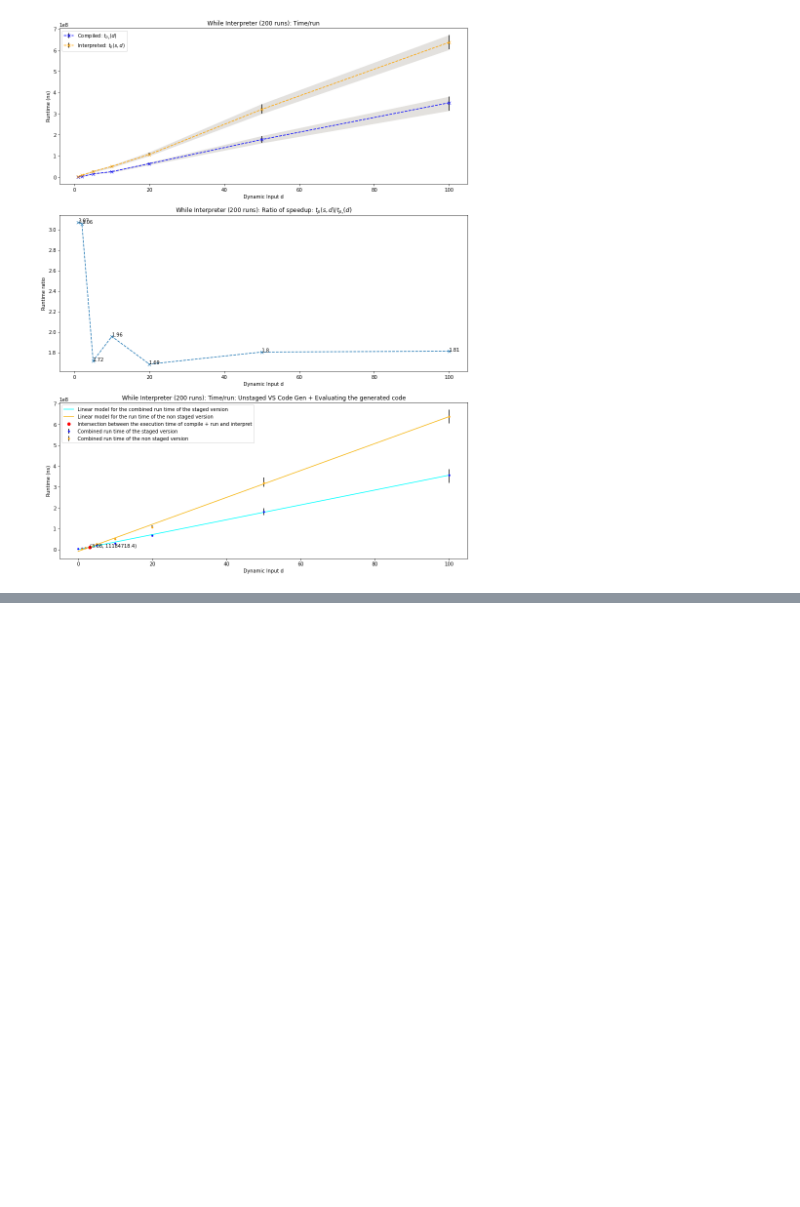
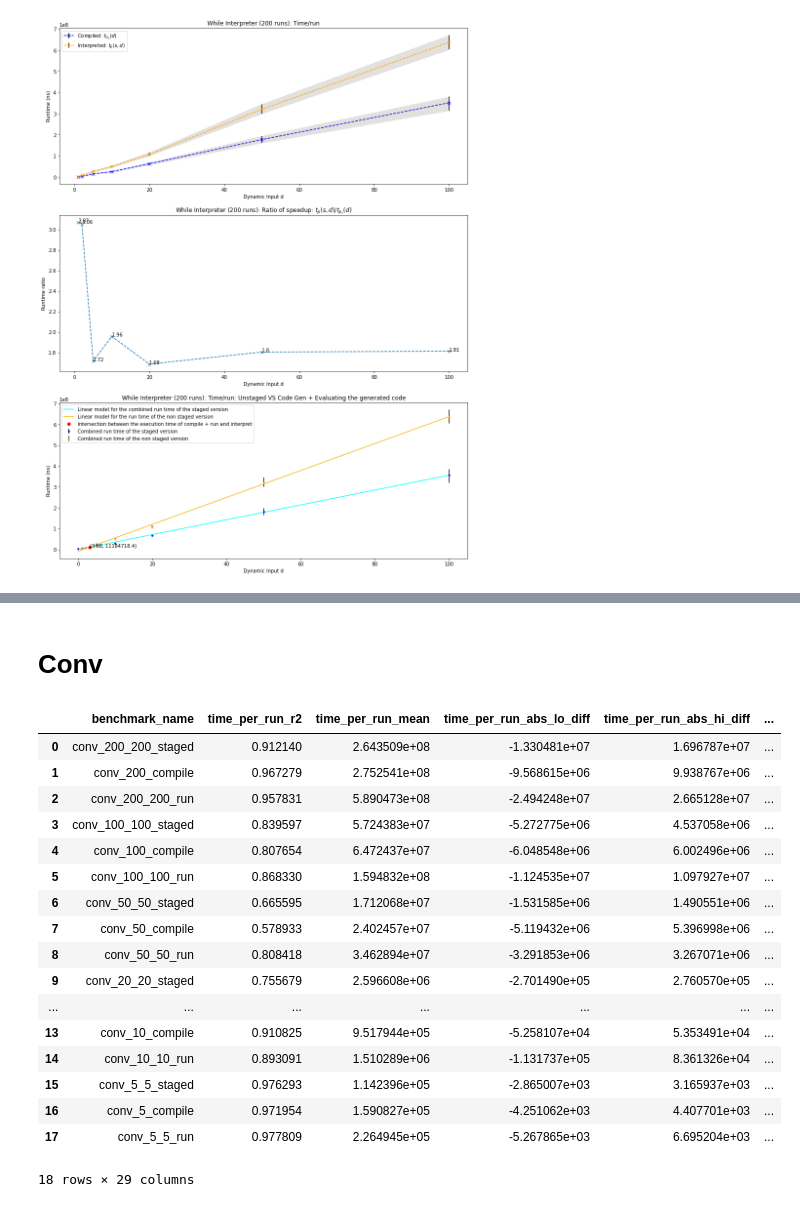
Before and after one commit to theo-chengkai-wang/lys_language, a Jupyter notebook: notebooks/2023_4_29_Eval.ipynb, the cells around one changed output, grey strips where cells are left out. Saved outputs shown, nothing was run; the diff lists cells and outputs as text; code cells hidden in the pictures; blank space fills up the shorter version.

```diff
--- a/notebooks/2023_4_29_Eval.ipynb
+++ b/notebooks/2023_4_29_Eval.ipynb
@@ -125,0 +156,25 @@ plot_info_for(df_while, "While Interpreter (200 runs)")
+# %% [markdown]
+# Conv
+# %%
+df_conv = pd.read_csv("../traces/benchmarks/20230328_conv_run_1000.csv")
+df_conv =df_conv[df_conv['benchmark_name'].str.startswith("conv")]
+df_conv
+# %% [output]
+|  | benchmark_name | time_per_run_r2 | time_per_run_mean | time_per_run_abs_lo_diff | time_per_run_abs_hi_diff | ... |
+| 0 | conv_200_200_staged | 0.912140 | 2.643509e+08 | -1.330481e+07 | 1.696787e+07 | ... |
+| 1 | conv_200_compile | 0.967279 | 2.752541e+08 | -9.568615e+06 | 9.938767e+06 | ... |
+| 2 | conv_200_200_run | 0.957831 | 5.890473e+08 | -2.494248e+07 | 2.665128e+07 | ... |
+| 3 | conv_100_100_staged | 0.839597 | 5.724383e+07 | -5.272775e+06 | 4.537058e+06 | ... |
+| 4 | conv_100_compile | 0.807654 | 6.472437e+07 | -6.048548e+06 | 6.002496e+06 | ... |
+| 5 | conv_100_100_run | 0.868330 | 1.594832e+08 | -1.124535e+07 | 1.097927e+07 | ... |
+| 6 | conv_50_50_staged | 0.665595 | 1.712068e+07 | -1.531585e+06 | 1.490551e+06 | ... |
+| 7 | conv_50_compile | 0.578933 | 2.402457e+07 | -5.119432e+06 | 5.396998e+06 | ... |
+| 8 | conv_50_50_run | 0.808418 | 3.462894e+07 | -3.291853e+06 | 3.267071e+06 | ... |
+| 9 | conv_20_20_staged | 0.755679 | 2.596608e+06 | -2.701490e+05 | 2.760570e+05 | ... |
+| ... | ... | ... | ... | ... | ... | ... |
+| 13 | conv_10_compile | 0.910825 | 9.517944e+05 | -5.258107e+04 | 5.353491e+04 | ... |
+| 14 | conv_10_10_run | 0.893091 | 1.510289e+06 | -1.131737e+05 | 8.361326e+04 | ... |
+| 15 | conv_5_5_staged | 0.976293 | 1.142396e+05 | -2.865007e+03 | 3.165937e+03 | ... |
+| 16 | conv_5_compile | 0.971954 | 1.590827e+05 | -4.251062e+03 | 4.407701e+03 | ... |
+| 17 | conv_5_5_run | 0.977809 | 2.264945e+05 | -5.267865e+03 | 6.695204e+03 | ... |
+18 rows × 29 columns
```
Also changed, not shown: parts of 4 cells of this notebook, 3 other files.
